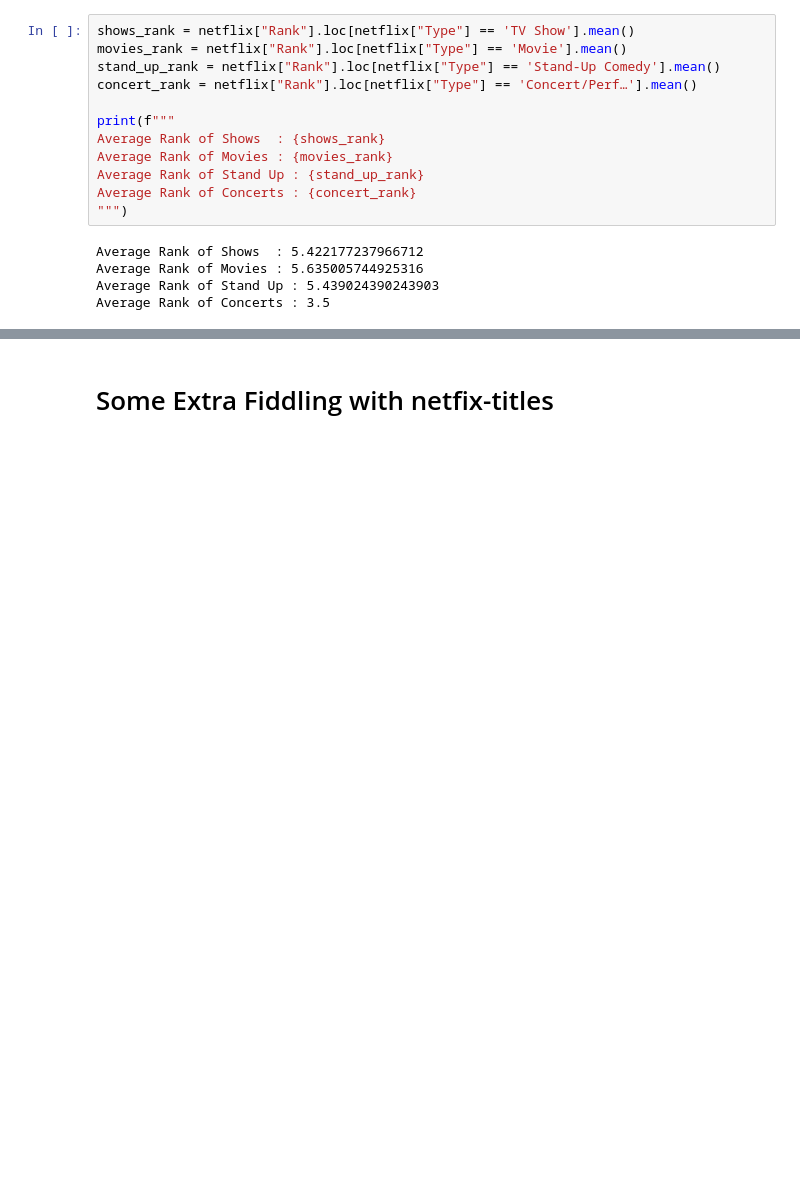
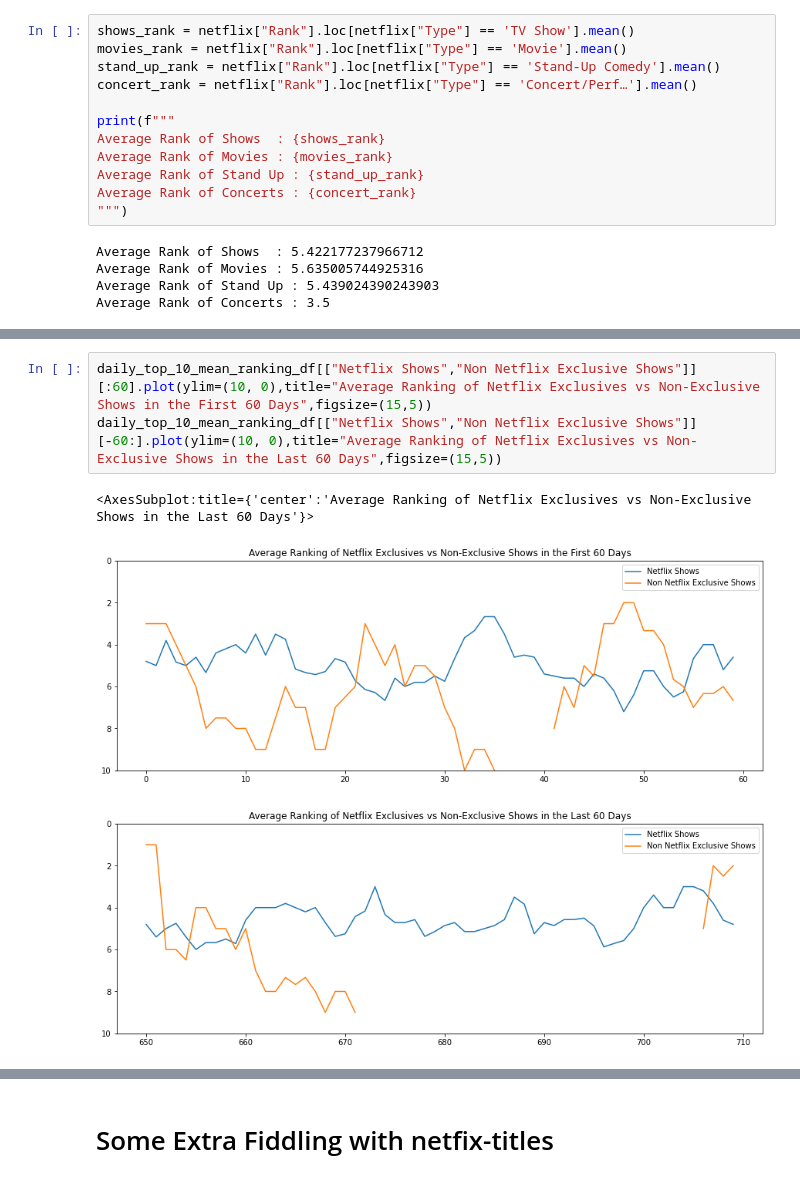
Before and after one commit to Costilrt/The-First-Project, a Jupyter notebook: netflix-project-matthew.ipynb, the cells around one changed output, grey strips where cells are left out. Drawn from its saved outputs; the diff is of its cells as text; blank space fills up the shorter version.

```diff
--- a/netflix-project-matthew.ipynb
+++ b/netflix-project-matthew.ipynb
@@ -473,0 +515,7 @@ Average Rank of Concerts : 3.5
+# %%
+daily_top_10_mean_ranking_df[["Netflix Shows","Non Netflix Exclusive Shows"]][:60].plot(ylim=(10, 0),title="Average Ranking of Netflix Exclusives vs Non-Exclusive Shows in the First 60 Days",figsize=(15,5))
+daily_top_10_mean_ranking_df[["Netflix Shows","Non Netflix Exclusive Shows"]][-60:].plot(ylim=(10, 0),title="Average Ranking of Netflix Exclusives vs Non-Exclusive Shows in the Last 60 Days",figsize=(15,5))
+# %% [output]
+<AxesSubplot:title={'center':'Average Ranking of Netflix Exclusives vs Non-Exclusive Shows in the Last 60 Days'}>
+[figure, added]
+[figure, added]
```
Also changed, not shown: parts of 13 cells of this notebook.
